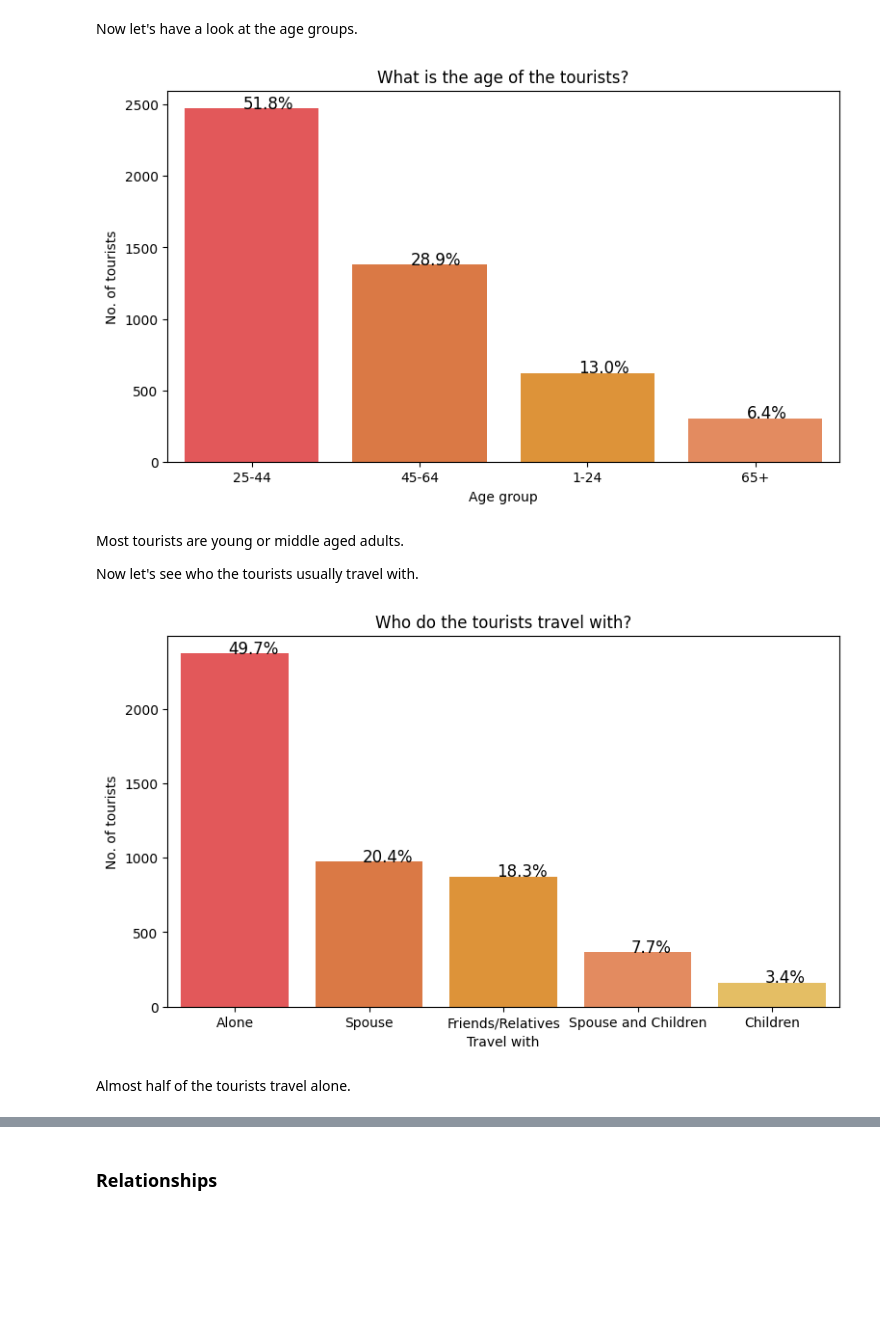
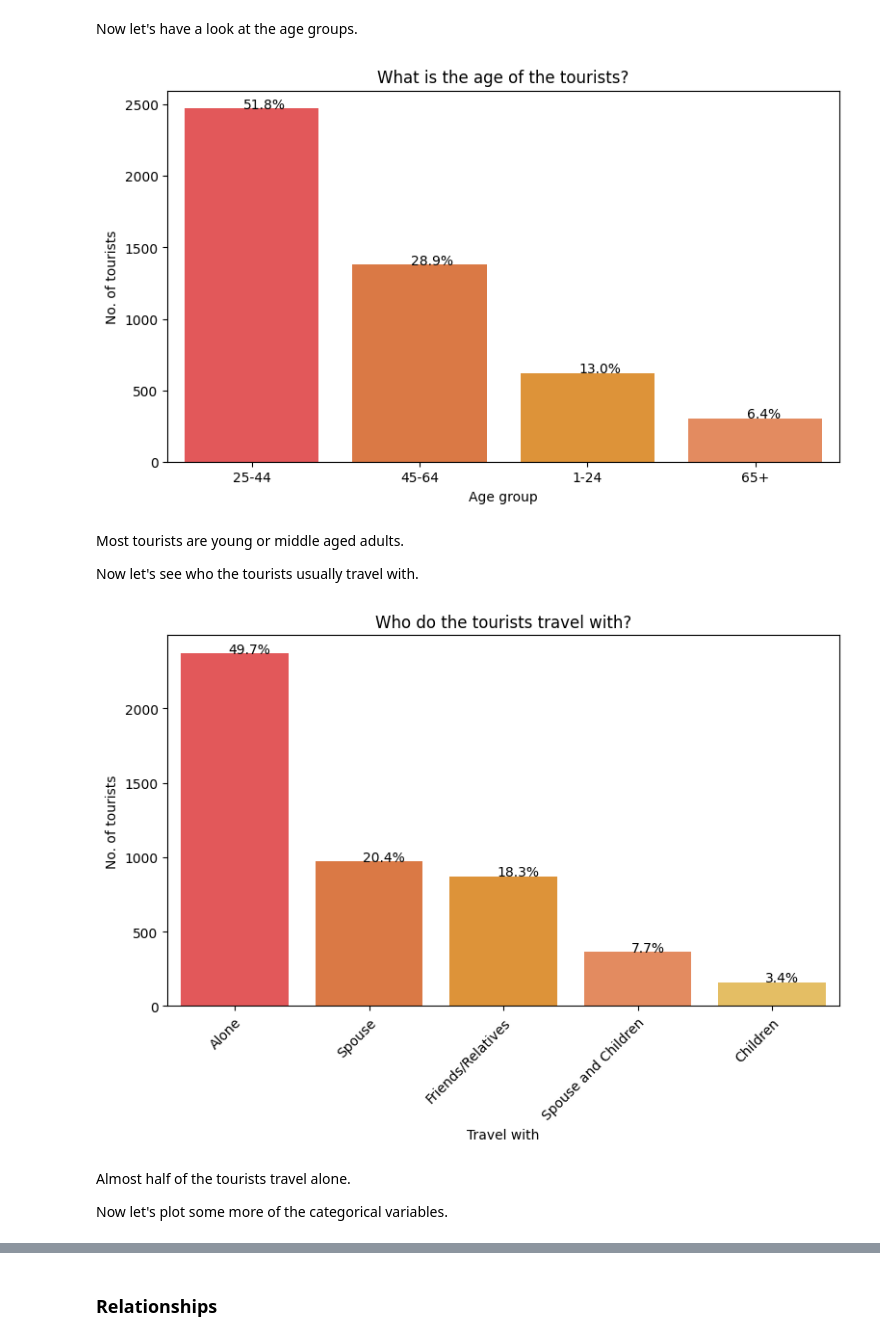
Before and after one commit to scheinmensch/Tanzania_Tourism_Prediction, a Jupyter notebook: EDA.ipynb, the cells around one changed output, grey strips where cells are left out. Drawn from its saved outputs; the diff is of its cells as text; code cells hidden in the pictures; blank space fills up the shorter version.

Commit message:
added more plots in EDA

```diff
--- a/EDA.ipynb
+++ b/EDA.ipynb
@@ -512,9 +521,10 @@ sub_regions
 # %%
 # plot the subregions
 
-subregion_order = TZA['sub-region'].value_counts().head(13).index
+subregion_order = TZA['sub_region'].value_counts().head(13).index
 plt.figure(figsize=(9, 5))
-sns.countplot(data=TZA, y='sub-region', order=subregion_order, palette = cpal)
+ax = sns.countplot(data=TZA, y='sub_region', order=subregion_order, palette = cpal)
+plot_percentage_hor(ax, TZA.sub_region)
 plt.title('From which subregions do tourists come?')
 plt.xlabel('No. of tourists')
 plt.ylabel('Subregion');
@@ -525,25 +535,25 @@ We have seen that most of the tourists are from US and UK. When we then had a lo
 # %% [markdown]
 Now let's have a look at the age groups.
 # %%
-def plot_percentage(ax, feature):
+def plot_percentage_ver(ax, feature):
     total = len(feature)
     for p in ax.patches:
         percentage = '{:.1f}%'.format(100 * p.get_height()/total)
         x = p.get_x() + p.get_width() / 2 - 0.05
         y = p.get_y() + p.get_height()
-        ax.annotate(percentage, (x, y), size = 12)
+        ax.annotate(percentage, (x, y))
 # %%
 # plot the age groups
 
 age_order = TZA['age_group'].value_counts().head().index
 plt.figure(figsize=(9, 5))
 ax = sns.countplot(data=TZA, x='age_group', order=age_order, palette = cpal)
-plot_percentage(ax, TZA.age_group)
+plot_percentage_ver(ax, TZA.age_group)
 plt.title('What is the age of the tourists?')
 plt.xlabel('Age group')
 plt.ylabel('No. of tourists');
 # %% [output]
-[figure, old version]
+[figure, new version]
 # %% [markdown]
 Most tourists are young or middle aged adults.
 
@@ -551,14 +561,17 @@ Now let's see who the tourists usually travel with.
 # %%
 # plot travel with
 
 travel_with_order = TZA['travel_with'].value_counts().head().index
 plt.figure(figsize=(9, 5))
 ax = sns.countplot(data=TZA, x='travel_with', order=travel_with_order, palette = cpal)
-plot_percentage(ax, TZA.travel_with)
+plot_percentage_ver(ax, TZA.travel_with)
+plt.xticks(rotation=45, rotation_mode='anchor', ha='right')
 plt.title('Who do the tourists travel with?')
 plt.xlabel('Travel with')
 plt.ylabel('No. of tourists');
 # %% [output]
-[figure, old version]
+[figure, new version]
 # %% [markdown]
 Almost half of the tourists travel alone.
+
+Now let's plot some more of the categorical variables.
```
Also changed, not shown: parts of 9 cells of this notebook.
